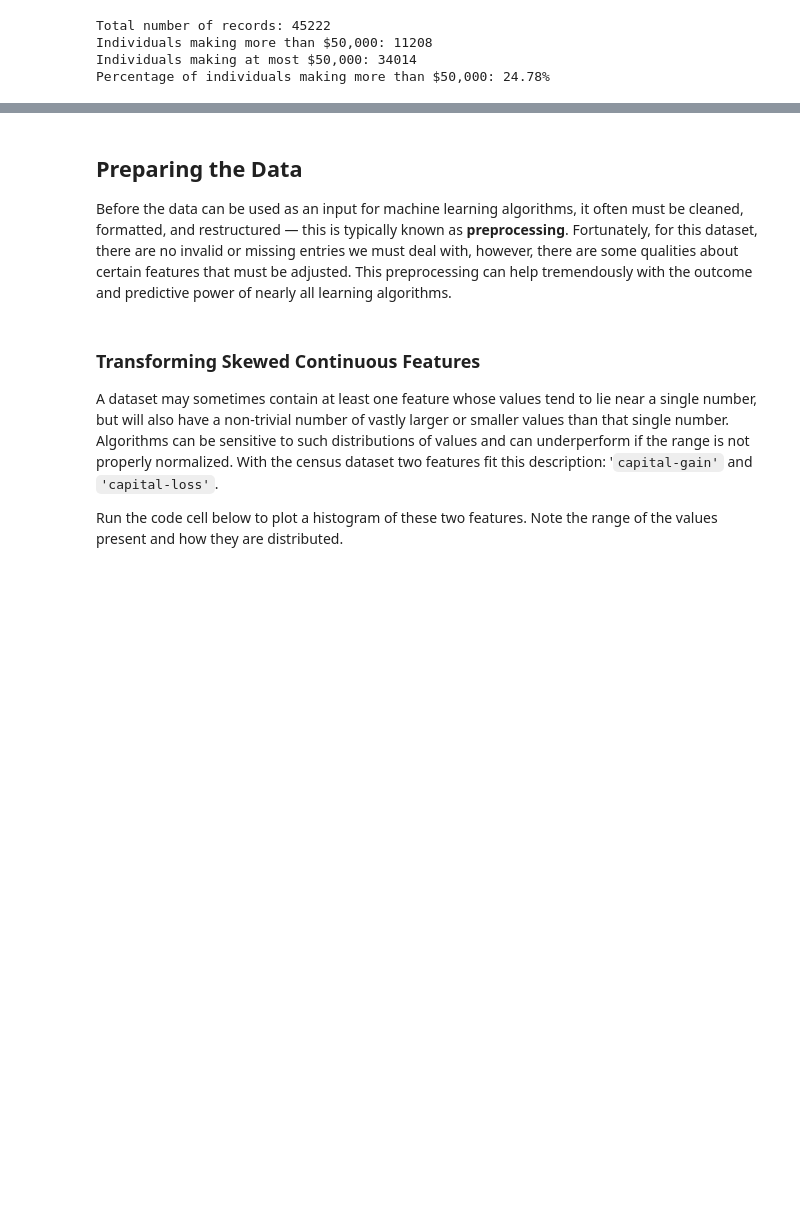
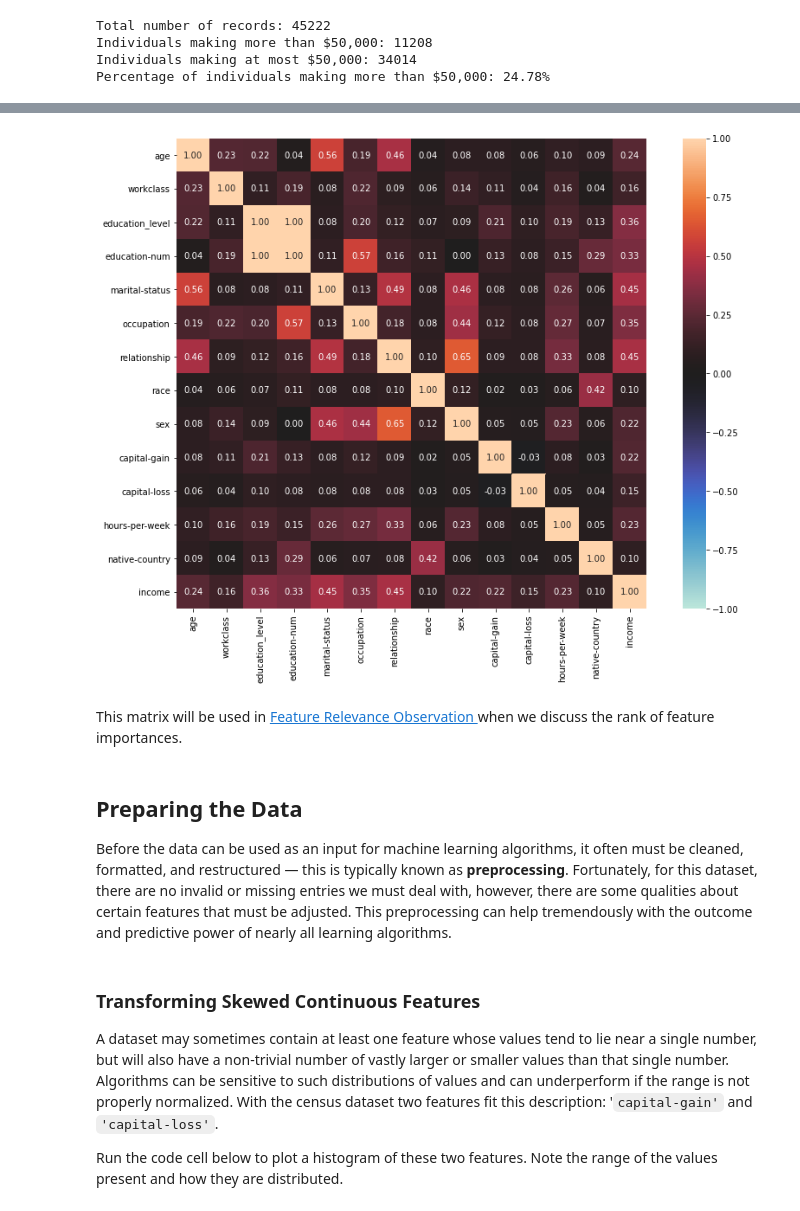
Before and after one commit to omarkhater/Finding-Donors, a Jupyter notebook: finding_donors.ipynb, the cells around one changed output, grey strips where cells are left out. Drawn from its saved outputs; the diff is of its cells as text; code cells hidden in the pictures; blank space fills up the shorter version.

```diff
--- a/finding_donors.ipynb
+++ b/finding_donors.ipynb
@@ -107,3 +130,9 @@ Percentage of individuals making more than $50,000: 24.78%
+# %%
+M = associations(data,figsize = (15,10))
+# %% [output]
+[figure, added]
+# %% [markdown]
+This matrix will be used in <a href="#f_obs"> Feature Relevance Observation </a> when we discuss the rank of feature importances.
 # %% [markdown]
 <a id = "Prepare"></a>
 ----
```
Also changed, not shown: parts of 97 cells of this notebook, 11 other files.
